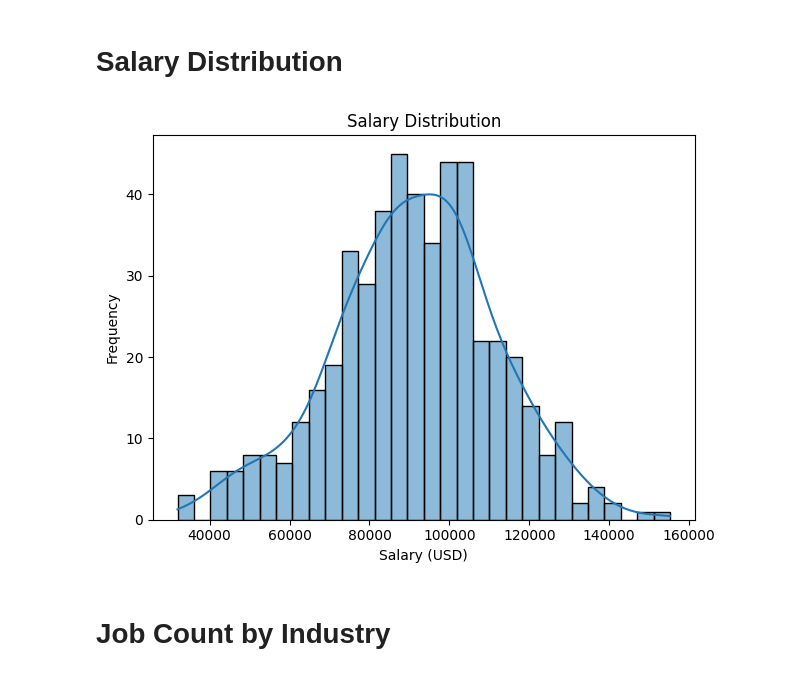
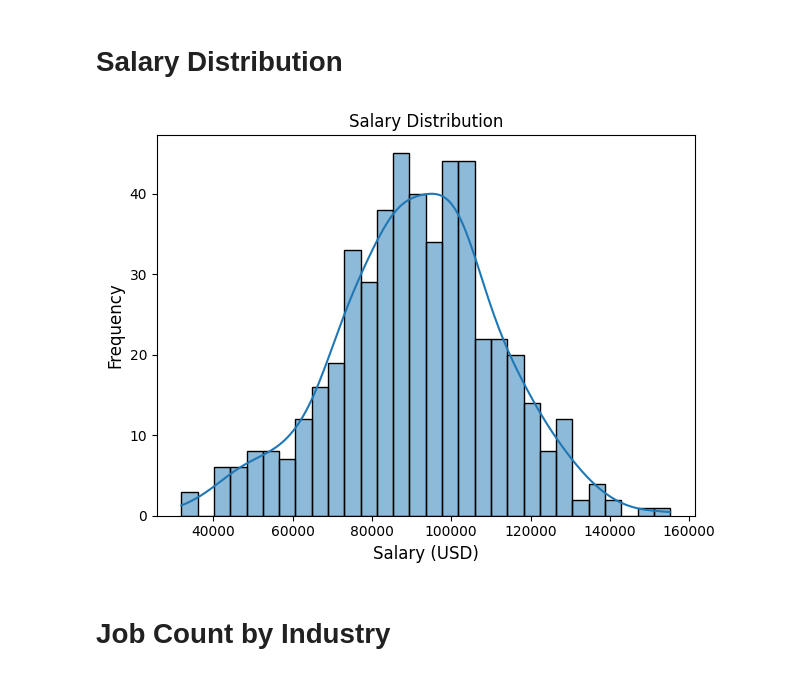
Before and after one commit to BaoPhuc1311/MarketAnalysis, a Jupyter notebook: notebook/main.ipynb, the cells around one changed output. Saved outputs shown, nothing was run; the diff lists cells and outputs as text; code cells hidden in the pictures.

```diff
--- a/notebook/main.ipynb
+++ b/notebook/main.ipynb
@@ -75,13 +80,13 @@ Number of Unique: 3
 # %%
 sns.histplot(df['Salary_USD'], bins=30, kde=True)
 plt.title("Salary Distribution")
-plt.xlabel("Salary (USD)")
-plt.ylabel("Frequency")
+plt.xlabel("Salary (USD)", fontsize=12, color="black")
+plt.ylabel("Frequency", fontsize=12, color="black")
 plt.tight_layout()
 plt.savefig("../assets/images/salary_distribution.png")
 plt.show()
 # %% [output]
-[figure, old version]
+[figure, new version]
 # %% [markdown]
 # **Job Count by Industry**
 # %%
```
Also changed, not shown: parts of 3 cells of this notebook, 2 other files.
